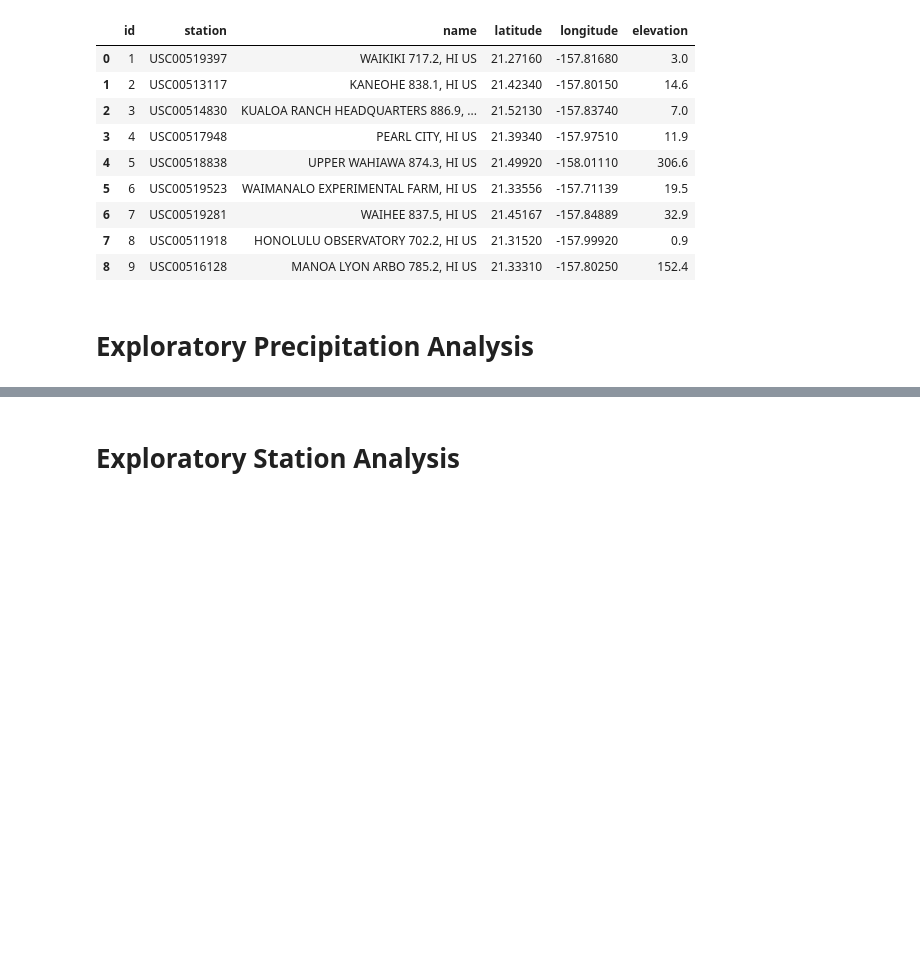
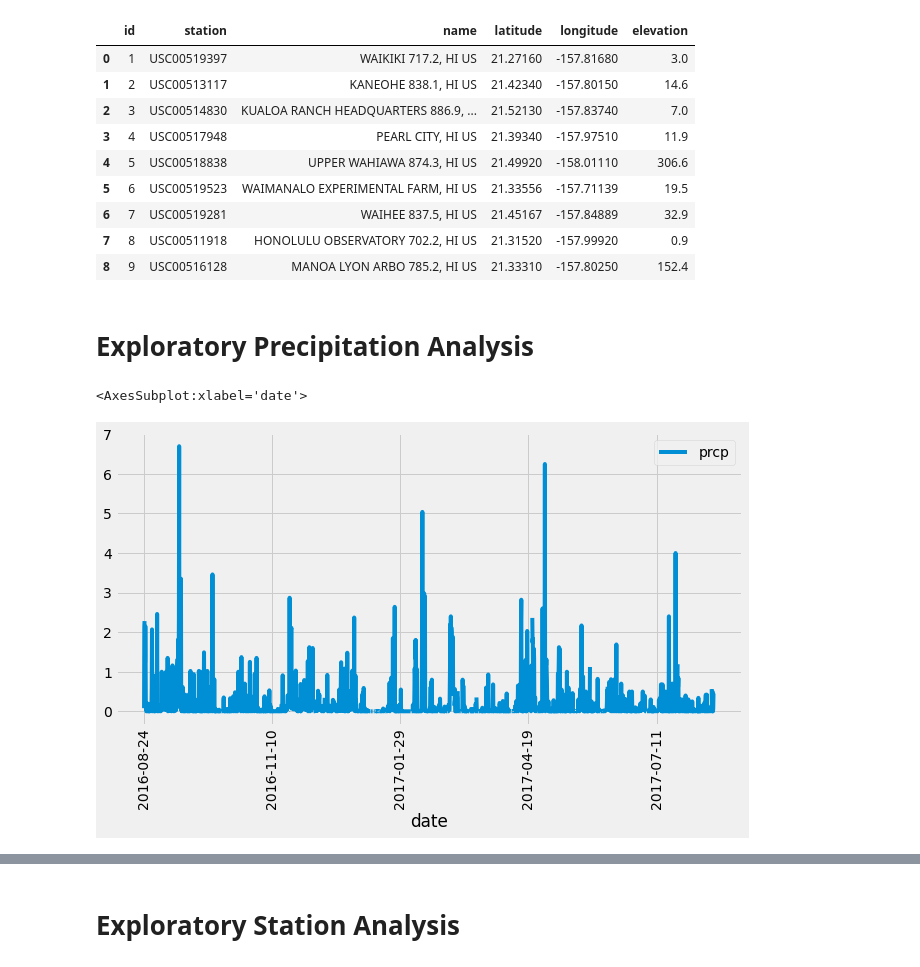
Before and after one commit to jordan-gilmartin/sqlalchemy-climate-analysis, a Jupyter notebook: Instructions/climate_starter.ipynb, the cells around one changed output, grey strips where cells are left out. Saved outputs shown, nothing was run; the diff lists cells and outputs as text; code cells hidden in the pictures; blank space fills up the shorter version.

```diff
--- a/Instructions/climate_starter.ipynb
+++ b/Instructions/climate_starter.ipynb
@@ -105,18 +101,20 @@ session = Session(engine)
 # %%
 # Design a query to retrieve the last 12 months of precipitation data and plot the results.
 # Starting from the most recent data point in the database.
-
 # Calculate the date one year from the last date in data set.
-
-
 # Perform a query to retrieve the data and precipitation scores
+dateprcp = session.query(meas.date, meas.prcp).filter(meas.date > '2016-08-23').order_by(meas.date).all()
 
 
 # Save the query results as a Pandas DataFrame and set the index to the date column
-
-
 # Sort the dataframe by date
-
-
 # Use Pandas Plotting with Matplotlib to plot the data
+df = pd.DataFrame(dateprcp, columns=['date',
+                                     'prcp'
+])
+df.set_index('date')
+df.plot('date', 'prcp', figsize=(10,5), rot=90)
+# %% [output]
+<AxesSubplot:xlabel='date'>
+[figure, added]
 # %%
```
Also changed, not shown: parts of 2 cells of this notebook.
